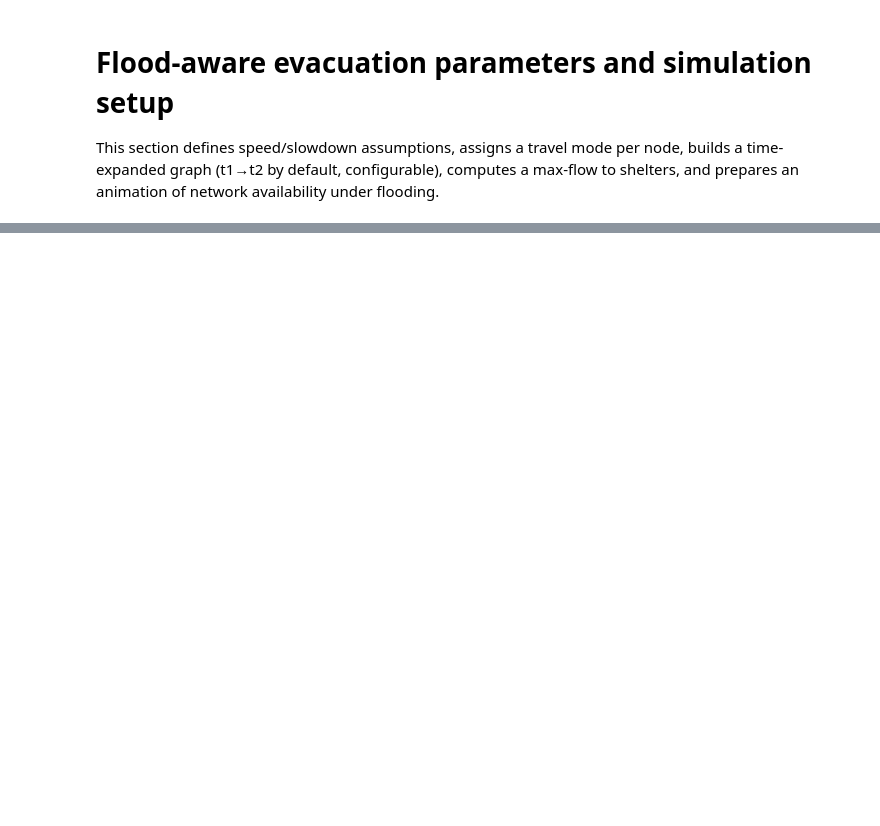
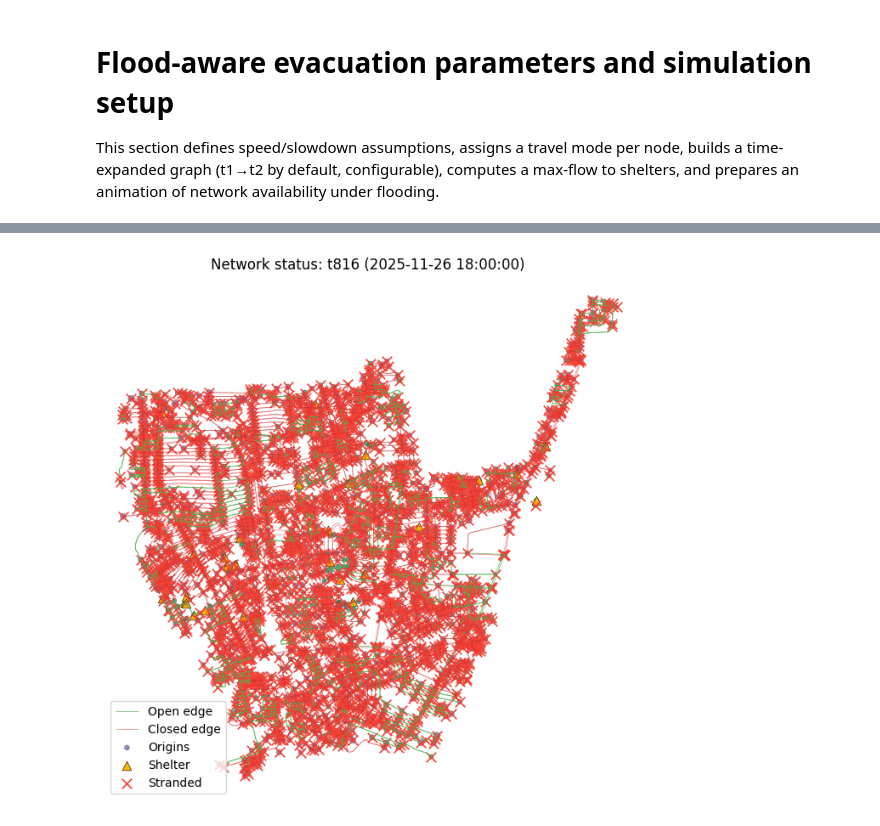
Before and after one commit to CosmosDever/Thesis-EvSim-Flooding-TH, a Jupyter notebook: Test_on_HatYai.ipynb, the cells around one changed output, grey strips where cells are left out. Drawn from its saved outputs; the diff is of its cells as text; code cells hidden in the pictures; blank space fills up the shorter version.

```diff
--- a/Test_on_HatYai.ipynb
+++ b/Test_on_HatYai.ipynb
@@ -332,7 +335,7 @@ flood_snapshots = [
     {
         "label": "s0",
         "path": "data/raw/flood/so.csv",
-        "timestamp": "2025-11-13 22:00:00",
+        "timestamp": "2025-11-23 22:00:00",
     },
     {
         "label": "s1",
@@ -516,10 +542,10 @@ snapshot_labels = [snapshot_labels[i] for i in snapshot_order]
 snapshot_times = [snapshot_times[i] for i in snapshot_order]
 
 # Use snapshot range unless you want to override manually
-# t_start = pd.Timestamp("2025-11-24 22:00:00")
-# t_end = pd.Timestamp("2025-11-26 18:00:00")
-t_start = snapshot_times[0]
-t_end = snapshot_times[-1]
+t_start = pd.Timestamp("2025-11-23 22:00:00")
+t_end = pd.Timestamp("2025-11-26 18:00:00")
+# t_start = snapshot_times[0]
+# t_end = snapshot_times[-1]
 freq = "5min"
 time_index = pd.date_range(start=t_start, end=t_end, freq=freq)
 time_steps = [
@@ -572,7 +598,7 @@ edges_with_flood = pd.concat(
 )
 
 # Mode choice probabilities (editable). Must sum to 1.
-mode_probs = {"walk": 0.8, "drive": 0.2}
+mode_probs = {"walk": 0.3, "drive": 0.7}
 mode_labels = list(mode_probs.keys())
 mode_weights = np.array(list(mode_probs.values()), dtype=float)
 mode_weights = mode_weights / mode_weights.sum()
@@ -809,6 +881,10 @@ nodes_anim = gpd.GeoDataFrame(
     geometry=gpd.points_from_xy(nodes_modes.x, nodes_modes.y),
     crs="EPSG:4326",
 )
+# Ensure stranded info is present
+if "residual_pop" not in nodes_anim.columns:
+    nodes_anim["pop_sent"] = 0
+    nodes_anim["residual_pop"] = nodes_anim.get("pop_total", 0)
 
 mode_colors = {"walk": "#1b9e77", "drive": "#7570b3"}
 pop_series = nodes_anim.get("pop_total", pd.Series(1, index=nodes_anim.index))
@@ -820,7 +896,7 @@ geom_lookup = {}
 for _, row in edges_anim.iterrows():
     geom_lookup[(int(row.u), int(row.v))] = row.geometry
 
-# Build per-frame agent positions from max-flow move edges (parallel)
+# Build per-frame agent positions from max-flow move edges (parallel), aligned to travel time
 flow_dict = flow_results["flow_dict"]
 H_flow = flow_results["graph"]  # includes super source/sink plus move edges
 agent_scale = 20 # people per animated dot (smaller -> more dots)
@@ -839,22 +915,33 @@ for (u, v, data) in H_flow.edges(data=True):
     geom = geom_lookup.get((int(u[0]), int(v[0]))) or geom_lookup.get((int(v[0]), int(u[0])))
     if geom is None:
         continue
-    move_edges.append((u, v, flow_val, geom))
+    travel_hours = float(data.get("travel_hours", step_hours[min(ti, len(step_hours)-1)]))
+    move_edges.append((u, v, flow_val, geom, travel_hours))
 
 
-def edge_to_agents(u, v, flow_val, geom):
+def edge_to_agents(u, v, flow_val, geom, travel_hours):
+    ti = u[1]
+    interval_hours = step_hours[ti] if ti < len(step_hours) else step_hours[-1]
+    arrival_time = time_stamps[ti] + pd.to_timedelta(travel_hours, unit="h")
+    frame_idx = int(np.searchsorted(time_stamps, arrival_time, side="left"))
+    frame_idx = min(frame_idx, len(time_names) - 1)
+    # fraction traveled within the interval used for plotting along the geometry
+    if interval_hours > 0:
+        travel_frac = min(travel_hours / interval_hours, 1.0)
+    else:
+        travel_frac = 1.0
     n_agents = int(min(max(flow_val / agent_scale, 1), agent_cap))
     pts = []
     for j in range(n_agents):
         frac = (j + 1) / (n_agents + 1)
-        pt = geom.interpolate(frac, normalized=True)
-        pts.append((int(u[1]), pt.x, pt.y))
+        pt = geom.interpolate(frac * travel_frac, normalized=True)
+        pts.append((frame_idx, pt.x, pt.y))
     return pts
 
 
 agent_chunks = Parallel(n_jobs=N_JOBS, prefer="threads")(
-    delayed(edge_to_agents)(u, v, flow_val, geom)
-    for (u, v, flow_val, geom) in move_edges
+    delayed(edge_to_agents)(u, v, flow_val, geom, travel_hours)
+    for (u, v, flow_val, geom, travel_hours) in move_edges
 )
 agent_positions = [[] for _ in time_names]
 for chunk in agent_chunks:
@@ -895,30 +982,42 @@ def update(frame_idx):
     nodes_anim[nodes_anim["is_shelter"] == True].plot(
         ax=ax,
         color="#ffb300",
         markersize=60,
         marker="^",
         edgecolor="k",
         linewidth=0.4,
         label="Shelter",
     )
+    stranded = nodes_anim[nodes_anim["residual_pop"] > 0]
+    if len(stranded):
+        stranded.plot(
+            ax=ax,
+            color="#f44336",
+            markersize=70,
+            marker="x",
+            linewidth=1.2,
+            label="Stranded",
+        )
     # Moving evac dots for this frame
     if agent_positions[frame_idx]:
         xs, ys = zip(*agent_positions[frame_idx])
         ax.scatter(xs, ys, color="#e53935", s=35, alpha=0.9, label="Evac flow")
     ax.set_title(f"Network status: {time_name} ({time_label})")
     ax.set_axis_off()
     if len(open_edges) or len(closed_edges):
         ax.set_aspect("equal", adjustable="datalim")
     else:
         ax.set_aspect("auto")
     handles, labels = ax.get_legend_handles_labels()
     uniq = dict(zip(labels, handles))
     if uniq:
         ax.legend(uniq.values(), uniq.keys(), loc="lower left")
     return ax
 
 ani = FuncAnimation(fig, update, frames=len(time_names), interval=800, repeat=True)
 
 # Leave saving commented to avoid errors if no frames
 ani.save("data/clean/evac_animation.gif", writer="pillow", fps=2)
 plt.show()
+# %% [output]
+[figure, added]
```
Also changed, not shown: parts of 10 cells of this notebook, 8 other files.
